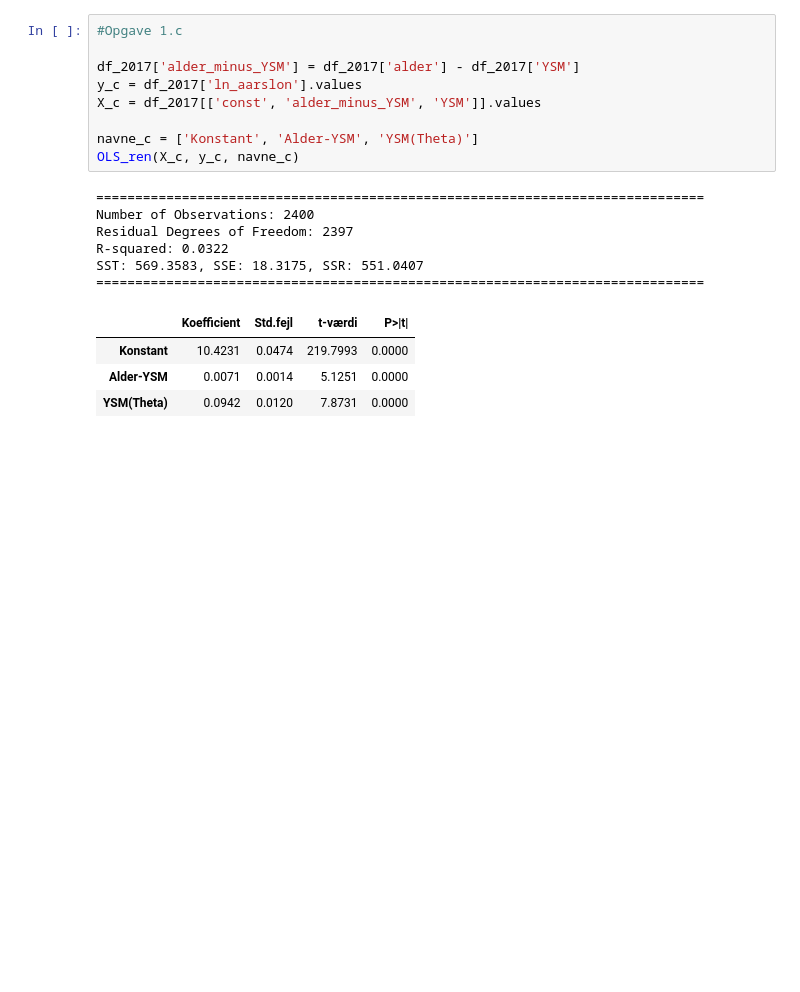
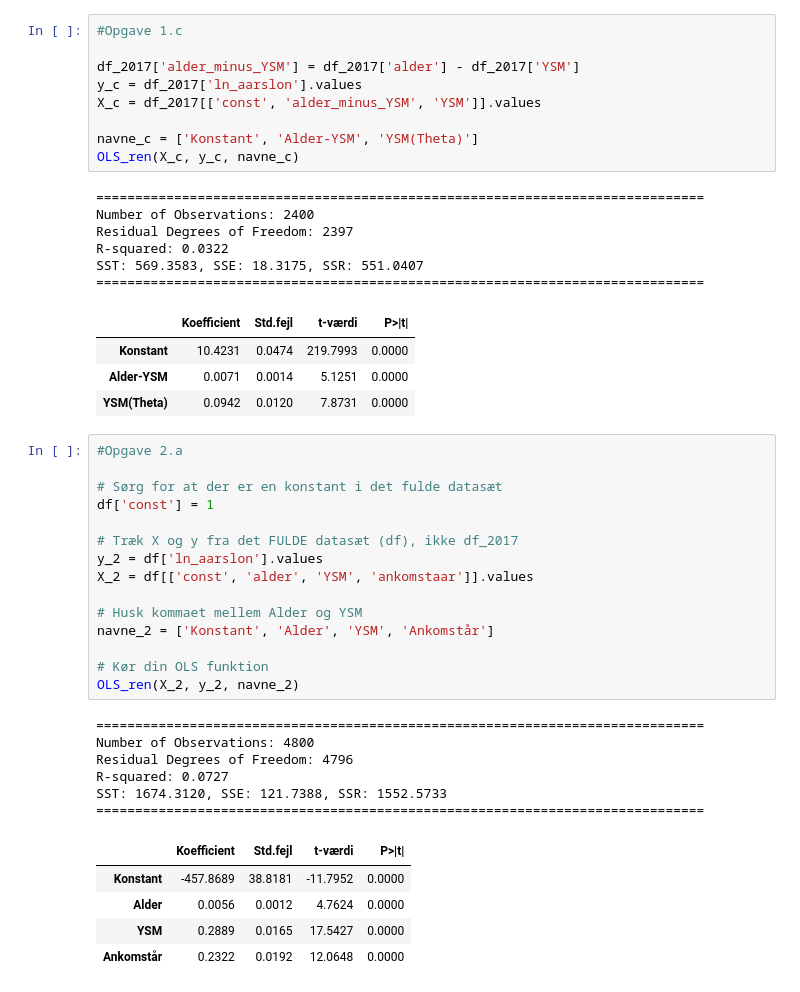
Before and after one commit to Seibouu/EconometricsA, a Jupyter notebook: 3_assignments/A2/A2.ipynb, the cells around one changed output. Cells and saved outputs as stored; diff of their text form; blank space fills up the shorter version.

```diff
--- a/3_assignments/A2/A2.ipynb
+++ b/3_assignments/A2/A2.ipynb
@@ -128,3 +128,30 @@ SST: 569.3583, SSE: 18.3175, SSR: 551.0407
 | Konstant | 10.4231 | 0.0474 | 219.7993 | 0.0000 |
 | Alder-YSM | 0.0071 | 0.0014 | 5.1251 | 0.0000 |
 | YSM(Theta) | 0.0942 | 0.0120 | 7.8731 | 0.0000 |
+# %%
+#Opgave 2.a
+
+# Sørg for at der er en konstant i det fulde datasæt
+df['const'] = 1
+
+# Træk X og y fra det FULDE datasæt (df), ikke df_2017
+y_2 = df['ln_aarslon'].values
+X_2 = df[['const', 'alder', 'YSM', 'ankomstaar']].values
+
+# Husk kommaet mellem Alder og YSM
+navne_2 = ['Konstant', 'Alder', 'YSM', 'Ankomstår']
+
+# Kør din OLS funktion
+OLS_ren(X_2, y_2, navne_2)
+# %% [output]
+==============================================================================
+Number of Observations: 4800
+Residual Degrees of Freedom: 4796
+R-squared: 0.0727
+SST: 1674.3120, SSE: 121.7388, SSR: 1552.5733
+==============================================================================
+|  | Koefficient | Std.fejl | t-værdi | P>|t| |
+| Konstant | -457.8689 | 38.8181 | -11.7952 | 0.0000 |
+| Alder | 0.0056 | 0.0012 | 4.7624 | 0.0000 |
+| YSM | 0.2889 | 0.0165 | 17.5427 | 0.0000 |
+| Ankomstår | 0.2322 | 0.0192 | 12.0648 | 0.0000 |
```
Also changed, not shown: 2 other files.
